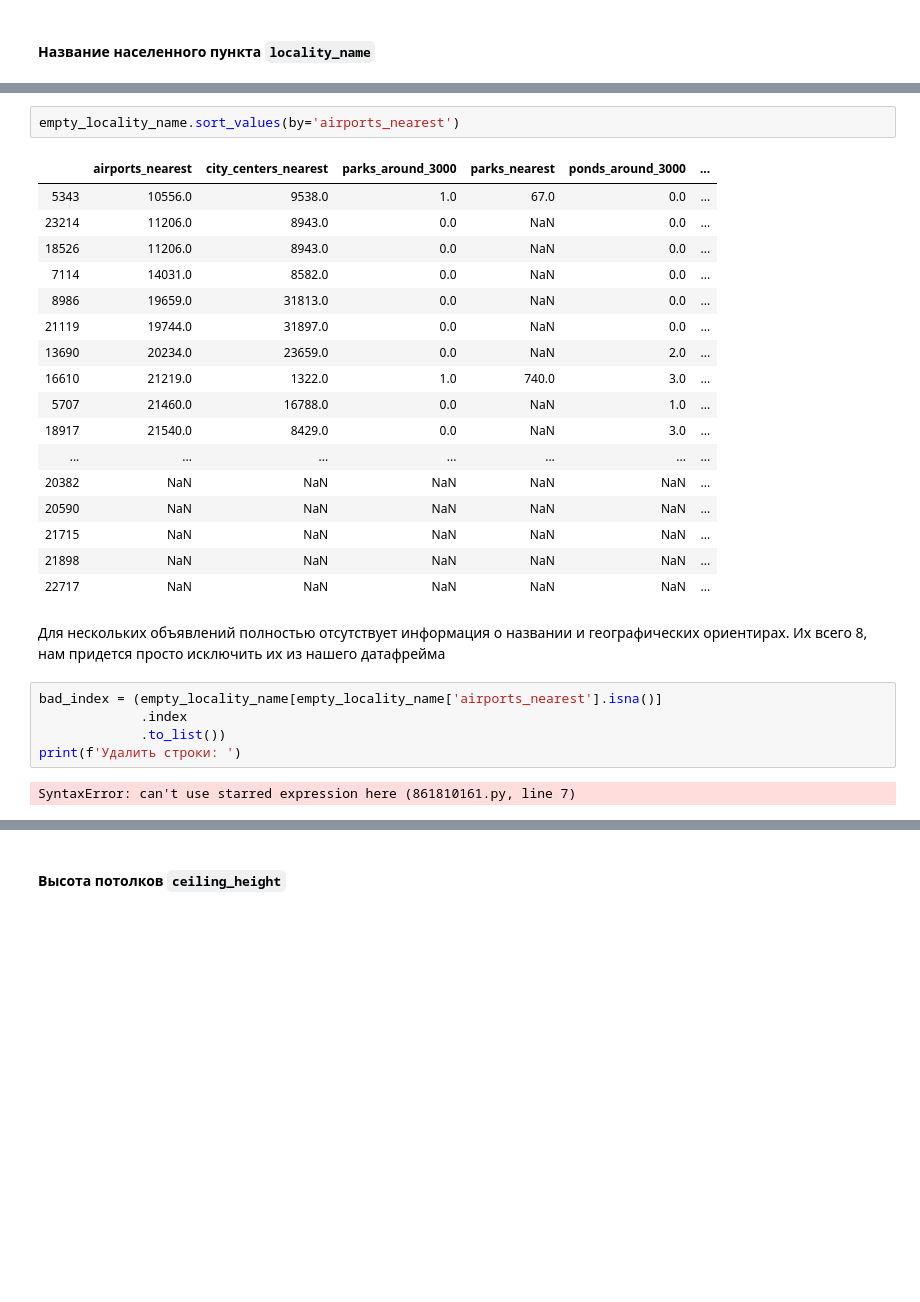
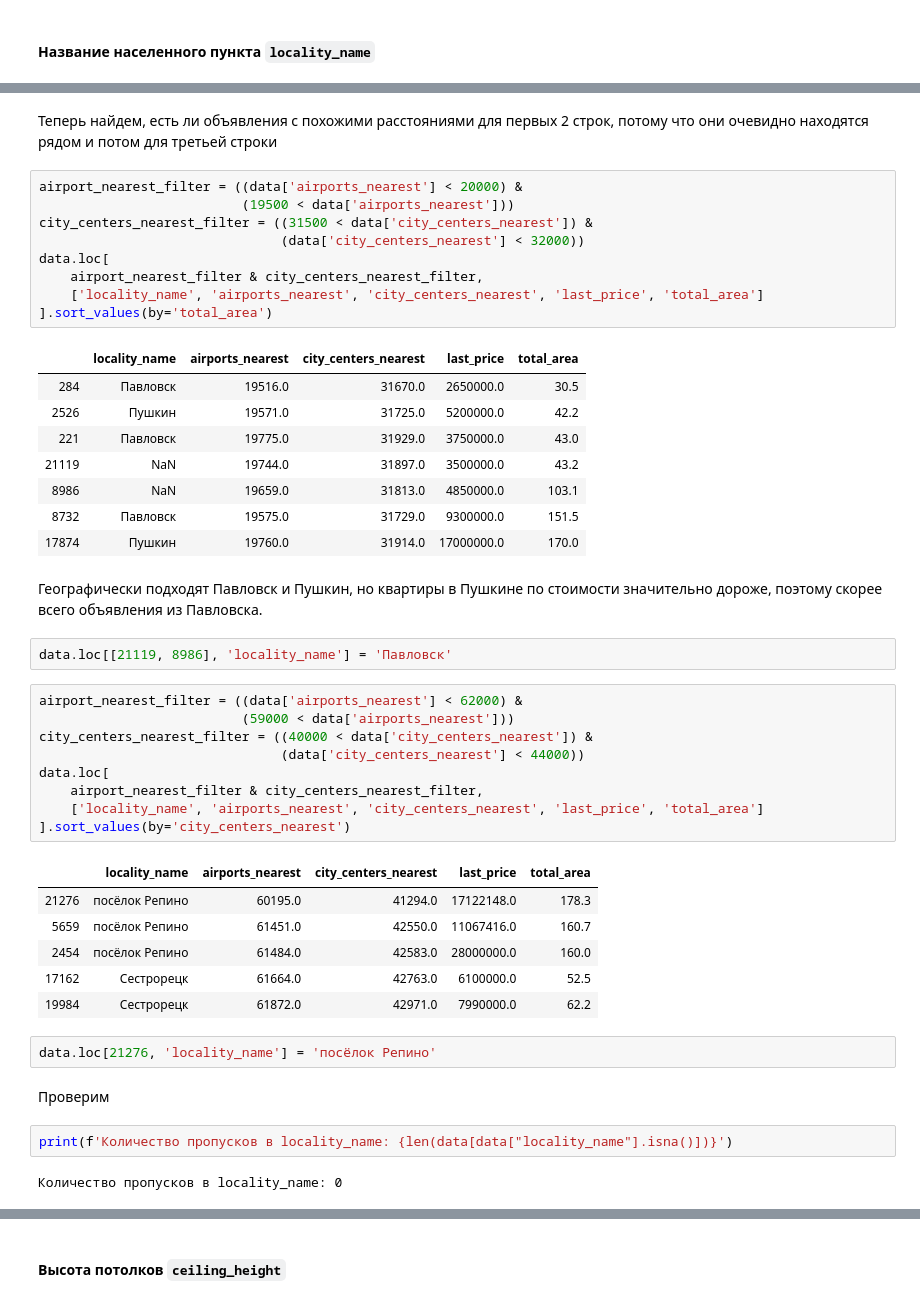
Before and after one commit to mazor86/praktikum_data_science, a Jupyter notebook: sprint_04/mazor86_sprint_04.ipynb, the cells around one changed output, grey strips where cells are left out. Drawn from its saved outputs; the diff is of its cells as text; blank space fills up the shorter version.

Commit message:
fillna in locality_name

```diff
--- a/sprint_04/mazor86_sprint_04.ipynb
+++ b/sprint_04/mazor86_sprint_04.ipynb
@@ -164,29 +203,48 @@ pivot_locality_geography.sort_values(by='airports_nearest')
-# %%
-empty_locality_name.sort_values(by='airports_nearest')
-# %% [output]
-|  | airports_nearest | city_centers_nearest | parks_around_3000 | parks_nearest | ponds_around_3000 | ... |
-| 5343 | 10556.0 | 9538.0 | 1.0 | 67.0 | 0.0 | ... |
-| 23214 | 11206.0 | 8943.0 | 0.0 | NaN | 0.0 | ... |
-| 18526 | 11206.0 | 8943.0 | 0.0 | NaN | 0.0 | ... |
-| 7114 | 14031.0 | 8582.0 | 0.0 | NaN | 0.0 | ... |
-| 8986 | 19659.0 | 31813.0 | 0.0 | NaN | 0.0 | ... |
-| 21119 | 19744.0 | 31897.0 | 0.0 | NaN | 0.0 | ... |
-| 13690 | 20234.0 | 23659.0 | 0.0 | NaN | 2.0 | ... |
-| 16610 | 21219.0 | 1322.0 | 1.0 | 740.0 | 3.0 | ... |
-| 5707 | 21460.0 | 16788.0 | 0.0 | NaN | 1.0 | ... |
-| 18917 | 21540.0 | 8429.0 | 0.0 | NaN | 3.0 | ... |
-| ... | ... | ... | ... | ... | ... | ... |
-| 20382 | NaN | NaN | NaN | NaN | NaN | ... |
-| 20590 | NaN | NaN | NaN | NaN | NaN | ... |
-| 21715 | NaN | NaN | NaN | NaN | NaN | ... |
-| 21898 | NaN | NaN | NaN | NaN | NaN | ... |
-| 22717 | NaN | NaN | NaN | NaN | NaN | ... |
-# %% [markdown]
-Для нескольких объявлений полностью отсутствует информация о названии и географических ориентирах. Их всего 8, нам придется просто исключить их из нашего датафрейма
-# %%
-bad_index = (empty_locality_name[empty_locality_name['airports_nearest'].isna()]
-             .index
-             .to_list())
-print(f'Удалить строки: ')
-# %% [output]
-SyntaxError: can't use starred expression here (861810161.py, line 7)
+# %% [markdown]
+Теперь найдем, есть ли объявления с похожими расстояниями для первых 2 строк, потому что они очевидно находятся рядом и потом для третьей строки
+# %%
+airport_nearest_filter = ((data['airports_nearest'] < 20000) &
+                          (19500 < data['airports_nearest']))
+city_centers_nearest_filter = ((31500 < data['city_centers_nearest']) &
+                               (data['city_centers_nearest'] < 32000))
+data.loc[
+    airport_nearest_filter & city_centers_nearest_filter,
+    ['locality_name', 'airports_nearest', 'city_centers_nearest', 'last_price', 'total_area']
+].sort_values(by='total_area')
+# %% [output]
+|  | locality_name | airports_nearest | city_centers_nearest | last_price | total_area |
+| 284 | Павловск | 19516.0 | 31670.0 | 2650000.0 | 30.5 |
+| 2526 | Пушкин | 19571.0 | 31725.0 | 5200000.0 | 42.2 |
+| 221 | Павловск | 19775.0 | 31929.0 | 3750000.0 | 43.0 |
+| 21119 | NaN | 19744.0 | 31897.0 | 3500000.0 | 43.2 |
+| 8986 | NaN | 19659.0 | 31813.0 | 4850000.0 | 103.1 |
+| 8732 | Павловск | 19575.0 | 31729.0 | 9300000.0 | 151.5 |
+| 17874 | Пушкин | 19760.0 | 31914.0 | 17000000.0 | 170.0 |
+# %% [markdown]
+Географически подходят Павловск и Пушкин, но квартиры в Пушкине по стоимости значительно дороже, поэтому скорее всего объявления из Павловска.
+# %%
+data.loc[[21119, 8986], 'locality_name'] = 'Павловск'
+# %%
+airport_nearest_filter = ((data['airports_nearest'] < 62000) &
+                          (59000 < data['airports_nearest']))
+city_centers_nearest_filter = ((40000 < data['city_centers_nearest']) &
+                               (data['city_centers_nearest'] < 44000))
+data.loc[
+    airport_nearest_filter & city_centers_nearest_filter,
+    ['locality_name', 'airports_nearest', 'city_centers_nearest', 'last_price', 'total_area']
+].sort_values(by='city_centers_nearest')
+# %% [output]
+|  | locality_name | airports_nearest | city_centers_nearest | last_price | total_area |
+| 21276 | посёлок Репино | 60195.0 | 41294.0 | 17122148.0 | 178.3 |
+| 5659 | посёлок Репино | 61451.0 | 42550.0 | 11067416.0 | 160.7 |
+| 2454 | посёлок Репино | 61484.0 | 42583.0 | 28000000.0 | 160.0 |
+| 17162 | Сестрорецк | 61664.0 | 42763.0 | 6100000.0 | 52.5 |
+| 19984 | Сестрорецк | 61872.0 | 42971.0 | 7990000.0 | 62.2 |
+# %%
+data.loc[21276, 'locality_name'] = 'посёлок Репино'
+# %% [markdown]
+Проверим
+# %%
+print(f'Количество пропусков в locality_name: {len(data[data["locality_name"].isna()])}')
+# %% [output]
+Количество пропусков в locality_name: 0
```
Also changed, not shown: parts of 23 cells of this notebook.
